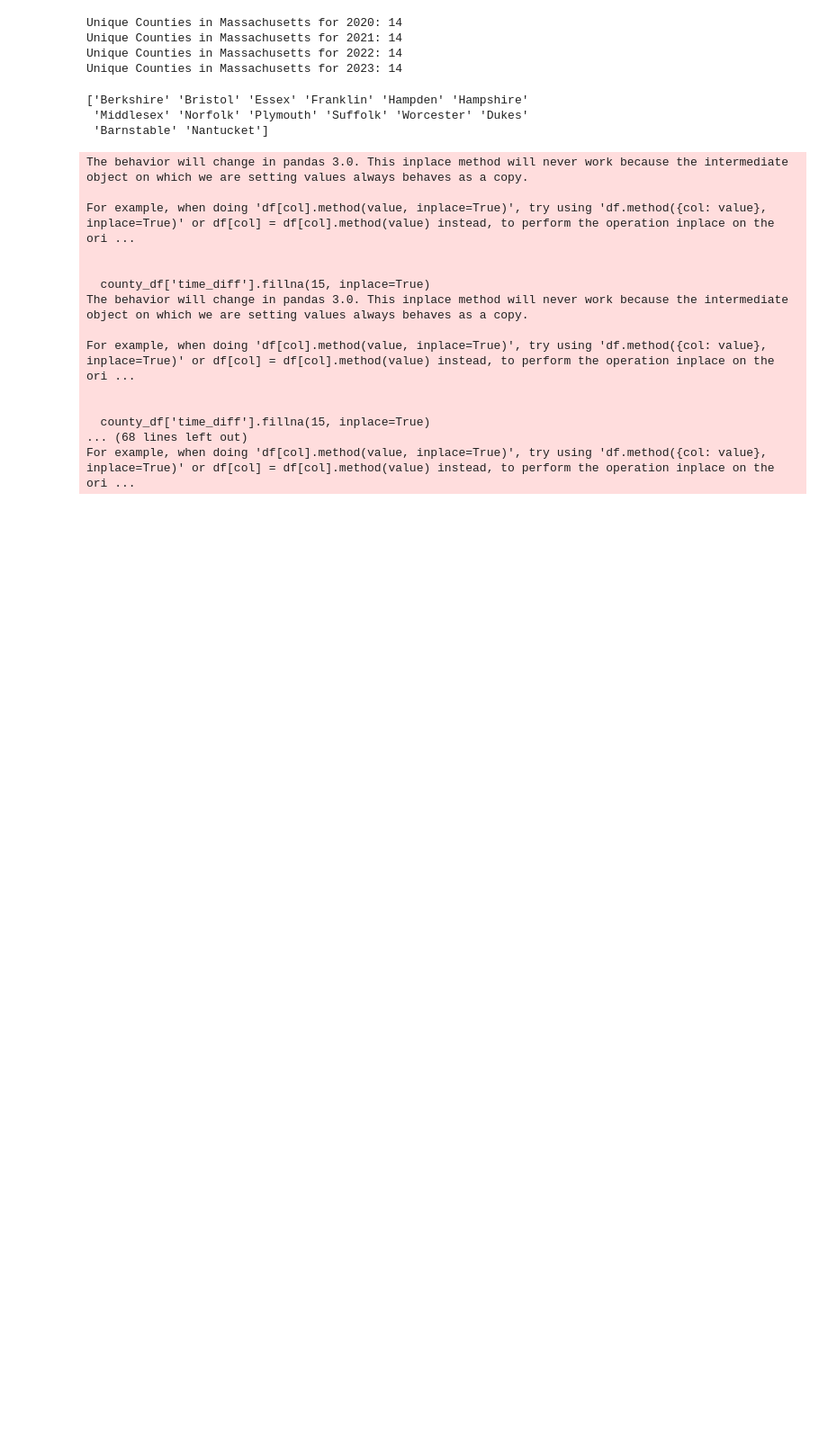
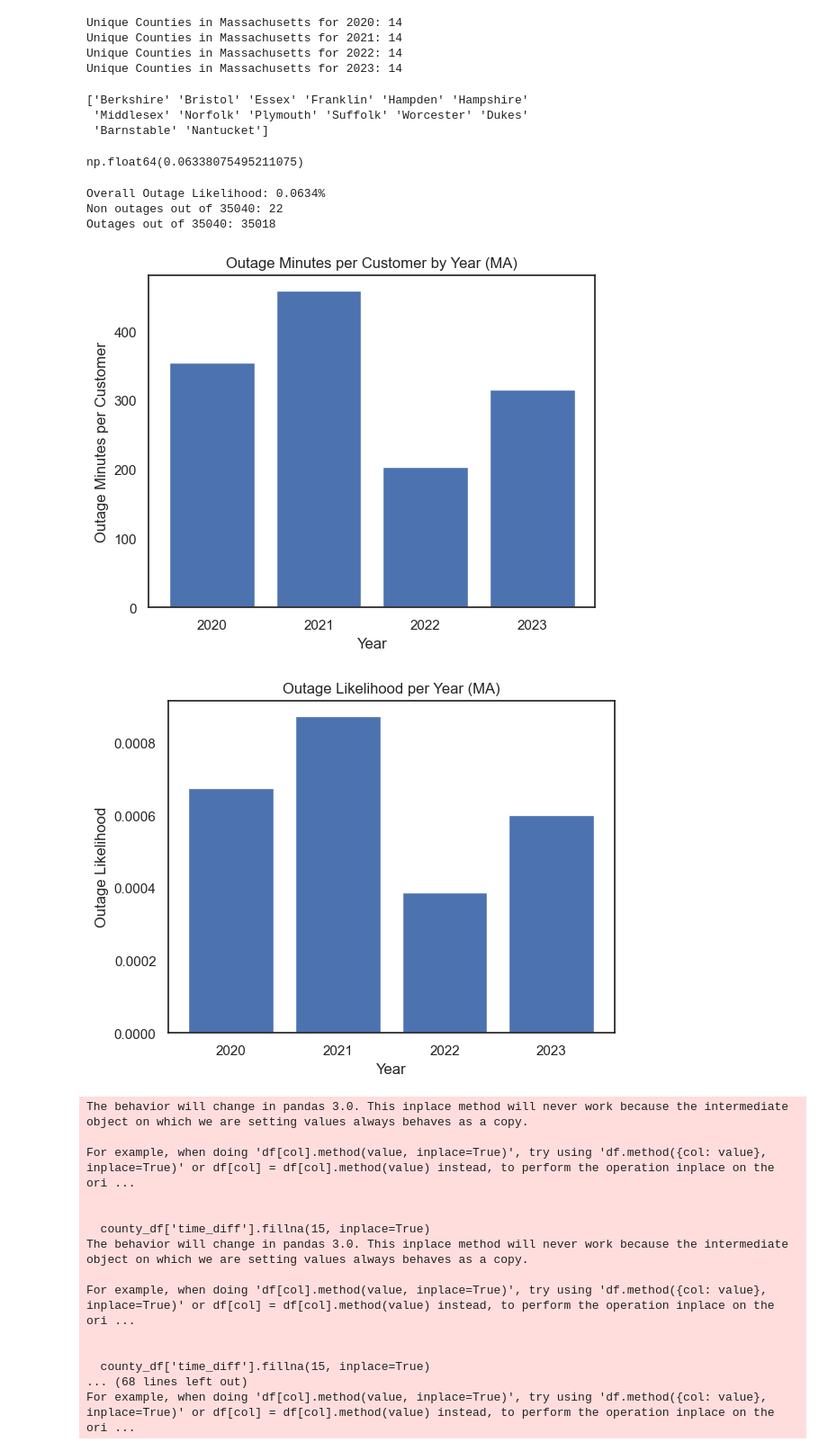
Before and after one commit to JonasSchweiger/Power_Outages_Code, a Jupyter notebook: Power_Outages_new.ipynb, the cells around one changed output. Shown at 90% size. Saved outputs shown, nothing was run; the diff lists cells and outputs as text; code cells hidden in the pictures; blank space fills up the shorter version.

```diff
--- a/Power_Outages_new.ipynb
+++ b/Power_Outages_new.ipynb
@@ -65,6 +65,78 @@ print(all_county_names)
 ['Berkshire' 'Bristol' 'Essex' 'Franklin' 'Hampden' 'Hampshire'
  'Middlesex' 'Norfolk' 'Plymouth' 'Suffolk' 'Worcester' 'Dukes'
  'Barnstable' 'Nantucket']
+# %%
+# determine the overall outage likelihood in 2020 to 2024
+#massachusetts_df_2020.to_csv('massachusetts_df_2020.csv', index=False)
+total_customer_outage_minutes_ma_2020 = 15 *massachusetts_df_2020["customers_out"].sum()
+total_customer_outage_minutes_ma_2021 = 15 *massachusetts_df_2021["customers_out"].sum()
+total_customer_outage_minutes_ma_2022 = 15 *massachusetts_df_2022["customers_out"].sum()
+total_customer_outage_minutes_ma_2023 = 15 *massachusetts_df_2023["customers_out"].sum()
+
+number_of_customers_ma_2020 = 2982765.802
+number_of_customers_ma_2021 = 3184443.264
+number_of_customers_ma_2022 = 3212513.726
+number_of_customers_ma_2023 = 3212513.726
+
+outage_minutes_per_customer_ma_2020 = total_customer_outage_minutes_ma_2020/ number_of_customers_ma_2020
+outage_minutes_per_customer_ma_2021 = total_customer_outage_minutes_ma_2021/ number_of_customers_ma_2021
+outage_minutes_per_customer_ma_2022 = total_customer_outage_minutes_ma_2022/ number_of_customers_ma_2022
+outage_minutes_per_customer_ma_2023 = total_customer_outage_minutes_ma_2023/ number_of_customers_ma_2023
+
+overall_outage_likelihood = (outage_minutes_per_customer_ma_2020 + outage_minutes_per_customer_ma_2021 + outage_minutes_per_customer_ma_2022 + outage_minutes_per_customer_ma_2023)/(4*8760*60)
+overall_outage_likelihood * 100
+# %% [output]
+np.float64(0.06338075495211075)
+# %%
+import pandas as pd
+import matplotlib.pyplot as plt
+
+# Assuming you have the DataFrames: massachusetts_df_2020, ..., massachusetts_df_2023
+
+# Constants
+YEARS = [2020, 2021, 2022, 2023]
+CUSTOMER_COUNTS = [2982765.802, 3184443.264, 3212513.726, 3212513.726]
+
+# Calculate outage minutes per customer for each year
+outage_minutes_per_customer = {}
+for year, customer_count in zip(YEARS, CUSTOMER_COUNTS):
+    df = globals()[f'massachusetts_df_{year}']  # Access DataFrame dynamically
+    total_outage_minutes = 15 * df["customers_out"].sum()
+    outage_minutes_per_customer[year] = total_outage_minutes / customer_count
+
+# Calculate overall outage likelihood
+overall_outage_likelihood = sum(outage_minutes_per_customer.values()) / (4 * 8760 * 60)
+overall_outage_likelihood_percentage = overall_outage_likelihood * 100
+
+print(f"Overall Outage Likelihood: {overall_outage_likelihood_percentage:.4f}%")
+print(f"Non outages out of 35040: {round(overall_outage_likelihood*35040)}")
+print(f"Outages out of 35040: {round((1-overall_outage_likelihood)*35040)}")
+
+# Create histogram
+plt.bar(outage_minutes_per_customer.keys(), outage_minutes_per_customer.values())
+plt.xticks(YEARS)
+plt.xlabel("Year")
+plt.ylabel("Outage Minutes per Customer")
+plt.title("Outage Minutes per Customer by Year (MA)")
+plt.show()
+
+
+# Convert outage minutes per customer to likelihood per year
+likelihood_per_year = {year: minutes / (8760 * 60) for year, minutes in outage_minutes_per_customer.items()}
+
+# Create the plot
+plt.bar(likelihood_per_year.keys(), likelihood_per_year.values())
+plt.xticks(YEARS)  # Ensure only years are displayed on the x-axis
+plt.xlabel("Year")
+plt.ylabel("Outage Likelihood")
+plt.title("Outage Likelihood per Year (MA)")
+plt.show()
+# %% [output]
+Overall Outage Likelihood: 0.0634%
+Non outages out of 35040: 22
+Outages out of 35040: 35018
+[figure, added]
+[figure, added]
 # %%
 county_names = ["Franklin","Suffolk", "Middlesex", "Barnstable", "Berkshire", "Bristol", "Essex", "Hampden", "Hampshire", "Norfolk", "Plymouth", "Worcester", "Dukes", "Nantucket"]
 
```
Also changed, not shown: 1 other file.
